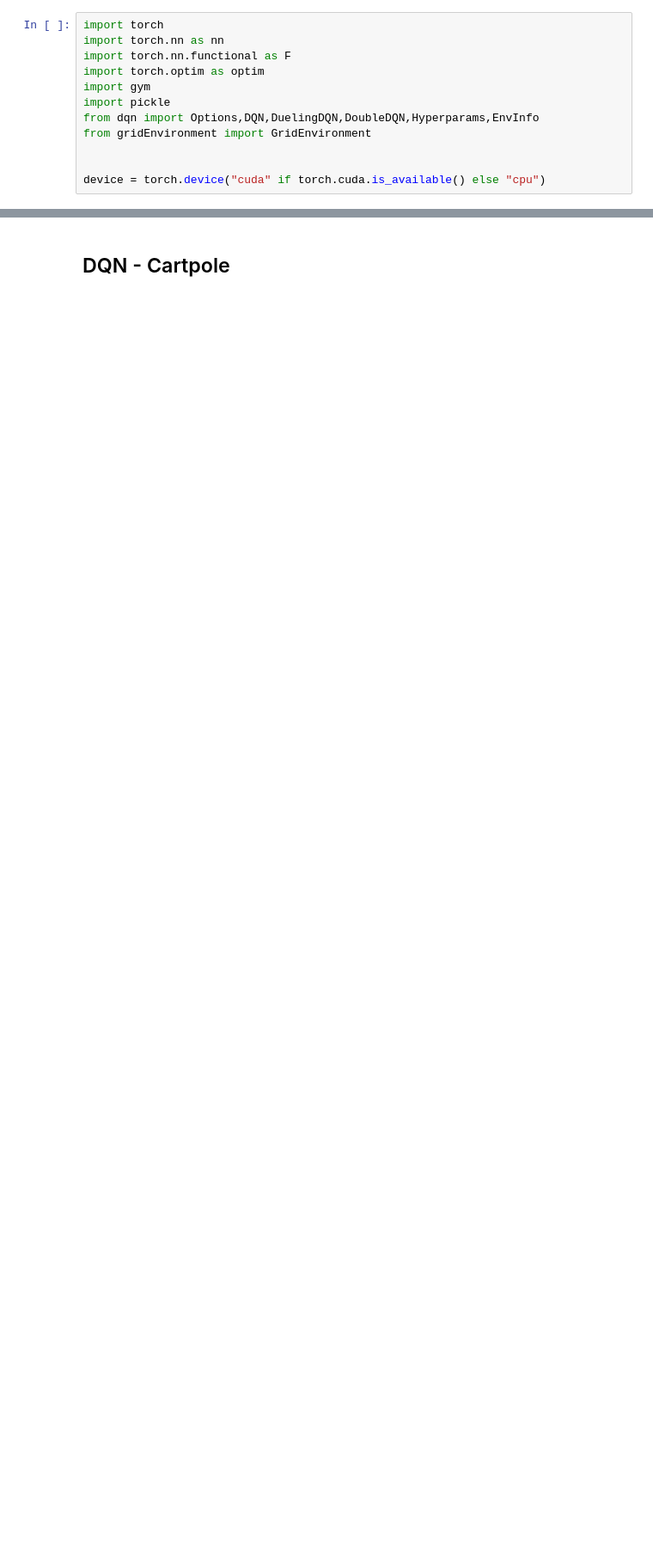
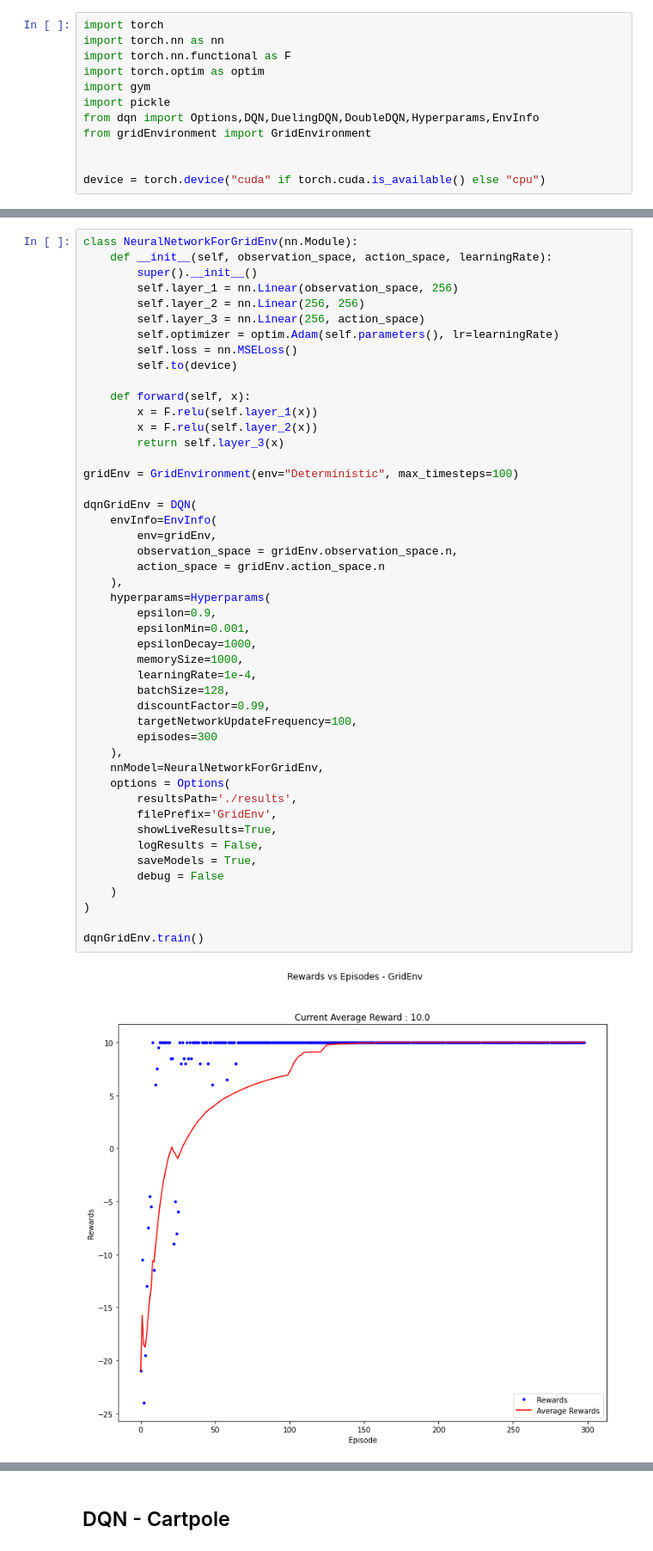
Before and after one commit to Pranomvignesh/UB_CSE546_RL_Assignment_2, a Jupyter notebook: FinalRun.ipynb, the cells around one changed output, grey strips where cells are left out. Shown at 86% size. Cells and saved outputs as stored; diff of their text form; blank space fills up the shorter version.

Commit message:
Grid Environment Training Complete

```diff
--- a/FinalRun.ipynb
+++ b/FinalRun.ipynb
@@ -12,0 +15,49 @@ device = torch.device("cuda" if torch.cuda.is_available() else "cpu")
+# %%
+class NeuralNetworkForGridEnv(nn.Module):
+    def __init__(self, observation_space, action_space, learningRate):
+        super().__init__()
+        self.layer_1 = nn.Linear(observation_space, 256)
+        self.layer_2 = nn.Linear(256, 256)
+        self.layer_3 = nn.Linear(256, action_space)
+        self.optimizer = optim.Adam(self.parameters(), lr=learningRate)
+        self.loss = nn.MSELoss()
+        self.to(device)
+
+    def forward(self, x):
+        x = F.relu(self.layer_1(x))
+        x = F.relu(self.layer_2(x))
+        return self.layer_3(x)
+
+gridEnv = GridEnvironment(env="Deterministic", max_timesteps=100)
+
+dqnGridEnv = DQN(
+    envInfo=EnvInfo(
+        env=gridEnv,
+        observation_space = gridEnv.observation_space.n,
+        action_space = gridEnv.action_space.n
+    ),
+    hyperparams=Hyperparams(
+        epsilon=0.9,
+        epsilonMin=0.001,
+        epsilonDecay=1000,
+        memorySize=1000,
+        learningRate=1e-4,
+        batchSize=128,
+        discountFactor=0.99,
+        targetNetworkUpdateFrequency=100,
+        episodes=300
+    ),
+    nnModel=NeuralNetworkForGridEnv,
+    options = Options(
+        resultsPath='./results',
+        filePrefix='GridEnv',
+        showLiveResults=True,
+        logResults = False,
+        saveModels = True,
+        debug = False
+    )
+)
+
+dqnGridEnv.train()
+# %% [output]
+[figure, added]
```
Also changed, not shown: parts of 12 cells of this notebook, 6 other files.
